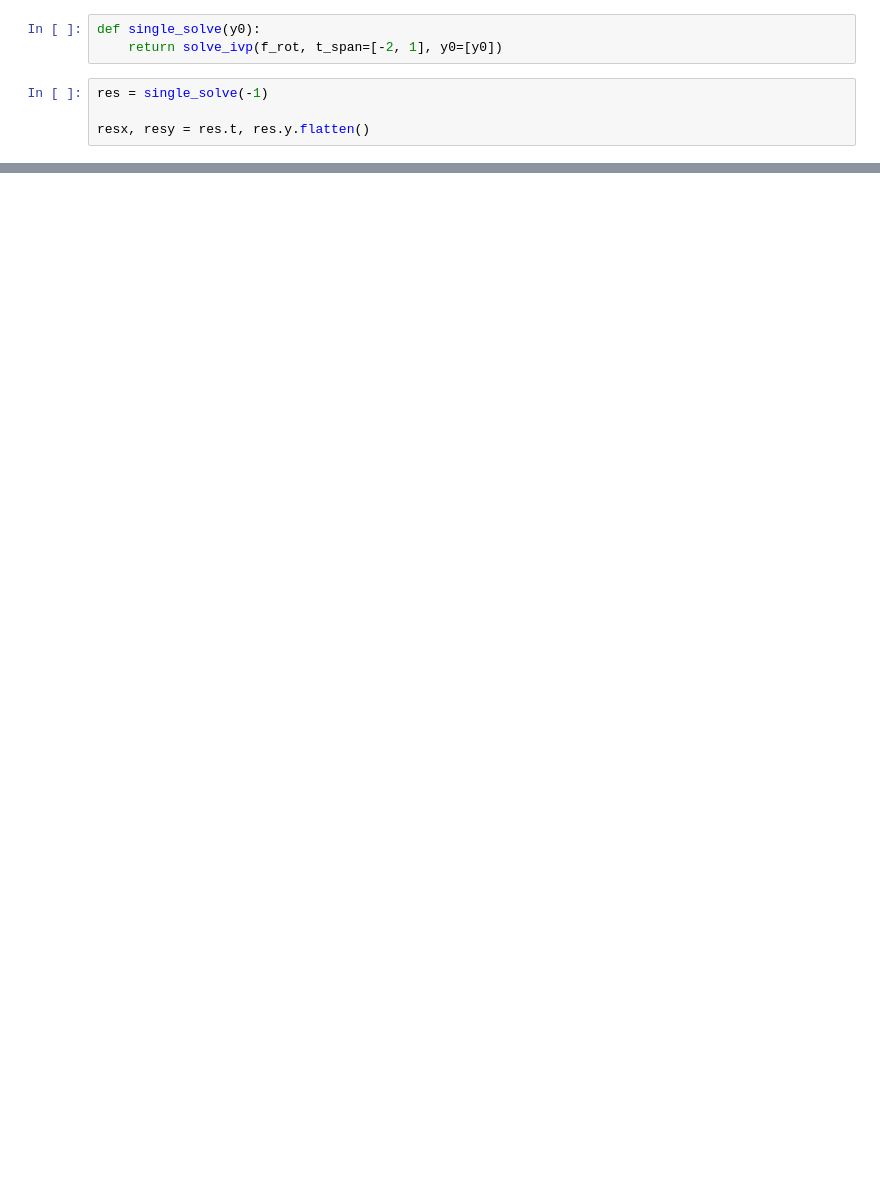
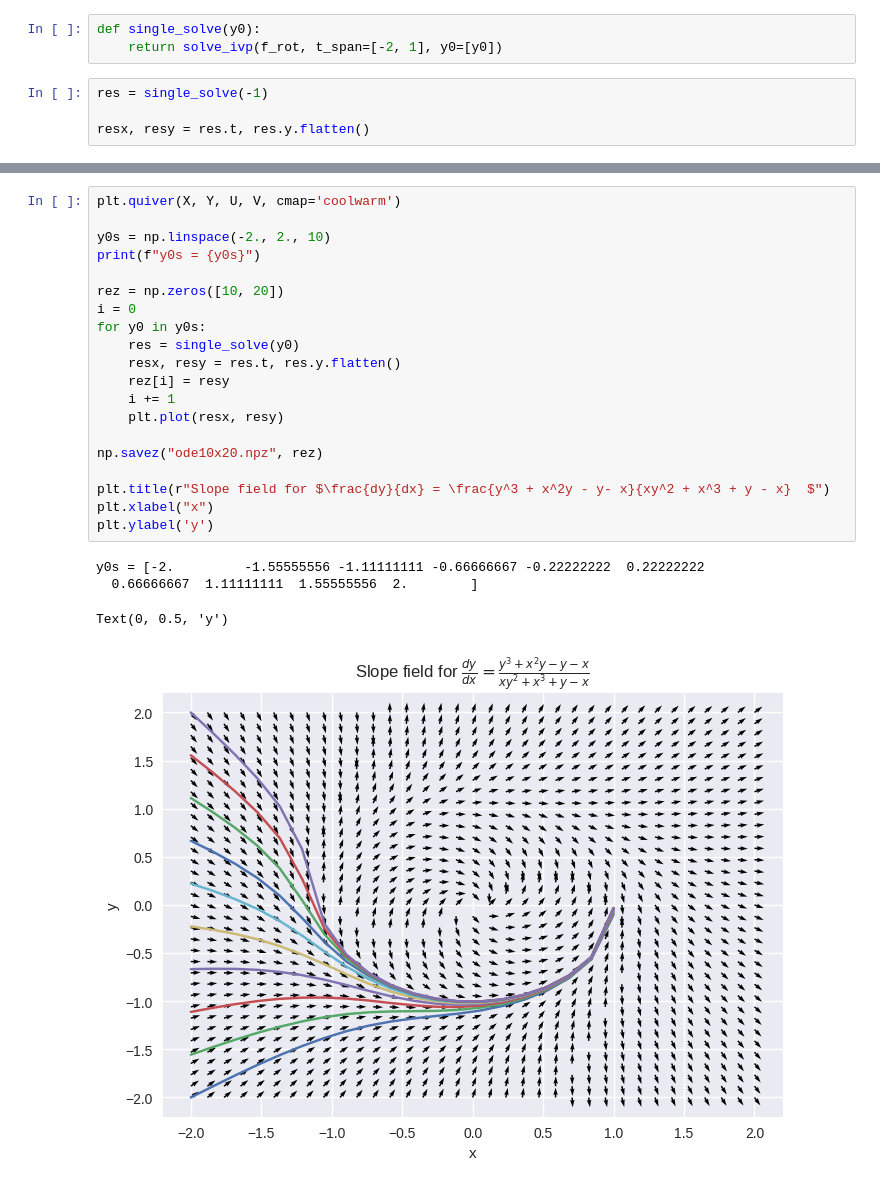
Before and after one commit to alizma/symmetry_learning, a Jupyter notebook: rotation_ode.ipynb, the cells around one changed output, grey strips where cells are left out. Drawn from its saved outputs; the diff is of its cells as text; blank space fills up the shorter version.

```diff
--- a/rotation_ode.ipynb
+++ b/rotation_ode.ipynb
@@ -44,0 +48,25 @@ Text(0, 0.5, 'y')
+# %%
+plt.quiver(X, Y, U, V, cmap='coolwarm')
+
+y0s = np.linspace(-2., 2., 10)
+print(f"y0s = {y0s}")
+
+rez = np.zeros([10, 20])
+i = 0
+for y0 in y0s:
+    res = single_solve(y0)
+    resx, resy = res.t, res.y.flatten()
+    rez[i] = resy
+    i += 1
+    plt.plot(resx, resy)
+
+np.savez("ode10x20.npz", rez)
+
+plt.title(r"Slope field for $\frac{dy}{dx} = \frac{y^3 + x^2y - y- x}{xy^2 + x^3 + y - x}  $")
+plt.xlabel("x")
+plt.ylabel('y')
+# %% [output]
+y0s = [-2.         -1.55555556 -1.11111111 -0.66666667 -0.22222222  0.22222222
+  0.66666667  1.11111111  1.55555556  2.        ]
+Text(0, 0.5, 'y')
+[figure, added]
```
Also changed, not shown: parts of 3 cells of this notebook, 2 other files.
